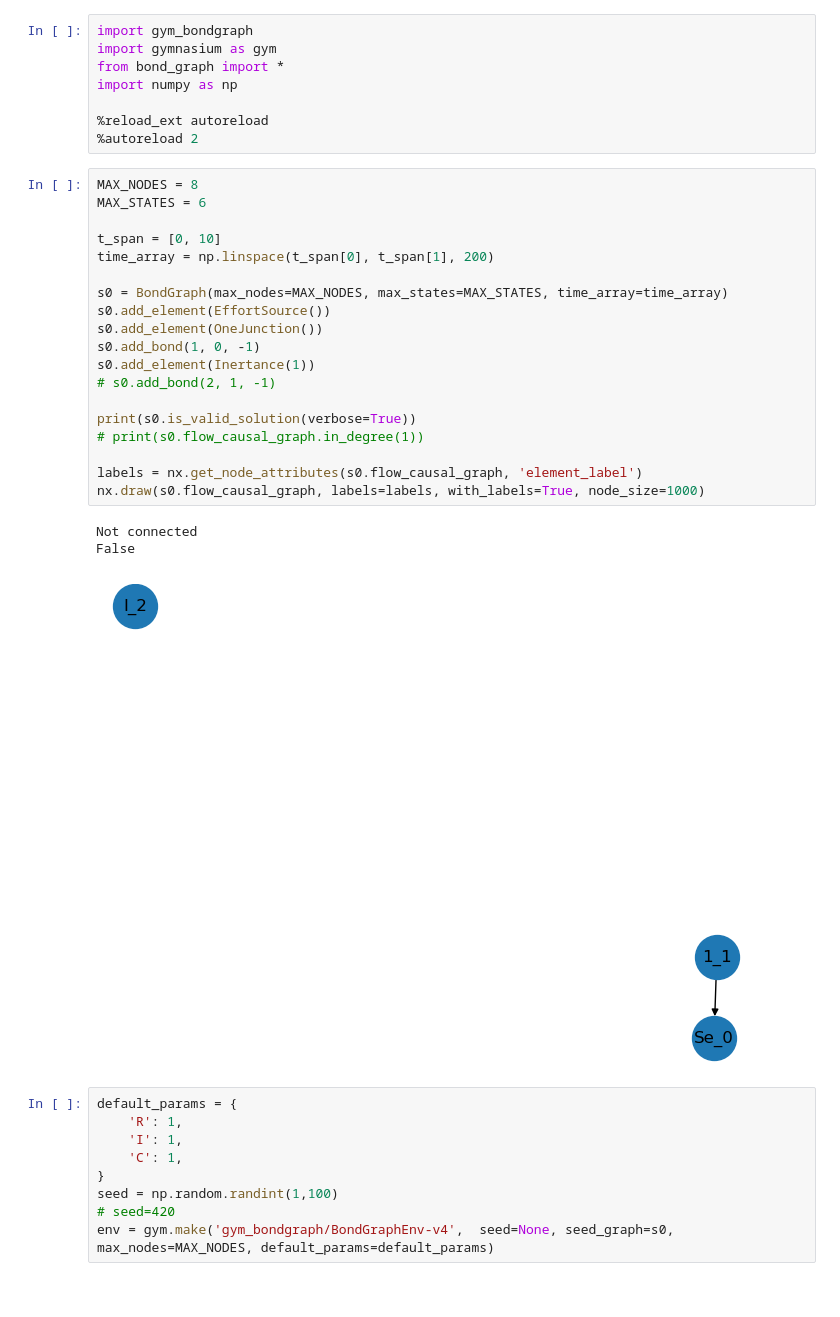
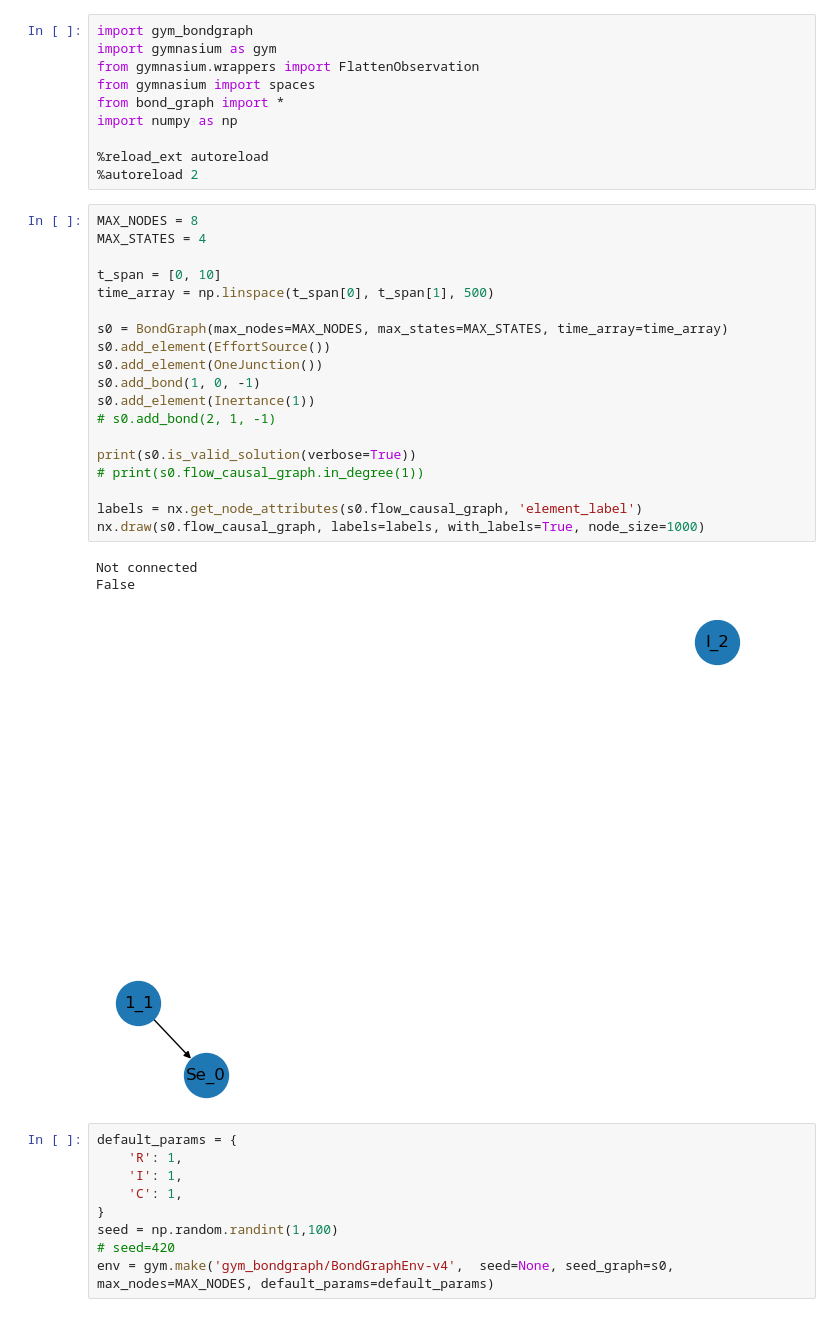
Before and after one commit to Astronauty/AiPEX-Projects, a Jupyter notebook: bond-graph-RL/gym_run.ipynb, the cells around one changed output. Cells and saved outputs as stored; diff of their text form.

```diff
--- a/bond-graph-RL/gym_run.ipynb
+++ b/bond-graph-RL/gym_run.ipynb
@@ -1,6 +1,8 @@
 # %%
 import gym_bondgraph
 import gymnasium as gym
+from gymnasium.wrappers import FlattenObservation
+from gymnasium import spaces
 from bond_graph import *
 import numpy as np
 
@@ -8,27 +10,27 @@ import numpy as np
 %autoreload 2
 # %%
 MAX_NODES = 8
-MAX_STATES = 6
+MAX_STATES = 4
 
 t_span = [0, 10]
-time_array = np.linspace(t_span[0], t_span[1], 200)
+time_array = np.linspace(t_span[0], t_span[1], 500)
 
 s0 = BondGraph(max_nodes=MAX_NODES, max_states=MAX_STATES, time_array=time_array)
 s0.add_element(EffortSource())
 s0.add_element(OneJunction())
 s0.add_bond(1, 0, -1)
 s0.add_element(Inertance(1))
 # s0.add_bond(2, 1, -1)
 
 print(s0.is_valid_solution(verbose=True))
 # print(s0.flow_causal_graph.in_degree(1))
 
 labels = nx.get_node_attributes(s0.flow_causal_graph, 'element_label')
 nx.draw(s0.flow_causal_graph, labels=labels, with_labels=True, node_size=1000)
 # %% [output]
 Not connected
 False
-[figure, old version]
+[figure, new version]
 # %%
 default_params = {
     'R': 1,
```
Also changed, not shown: parts of 8 cells of this notebook, 3 other files.
